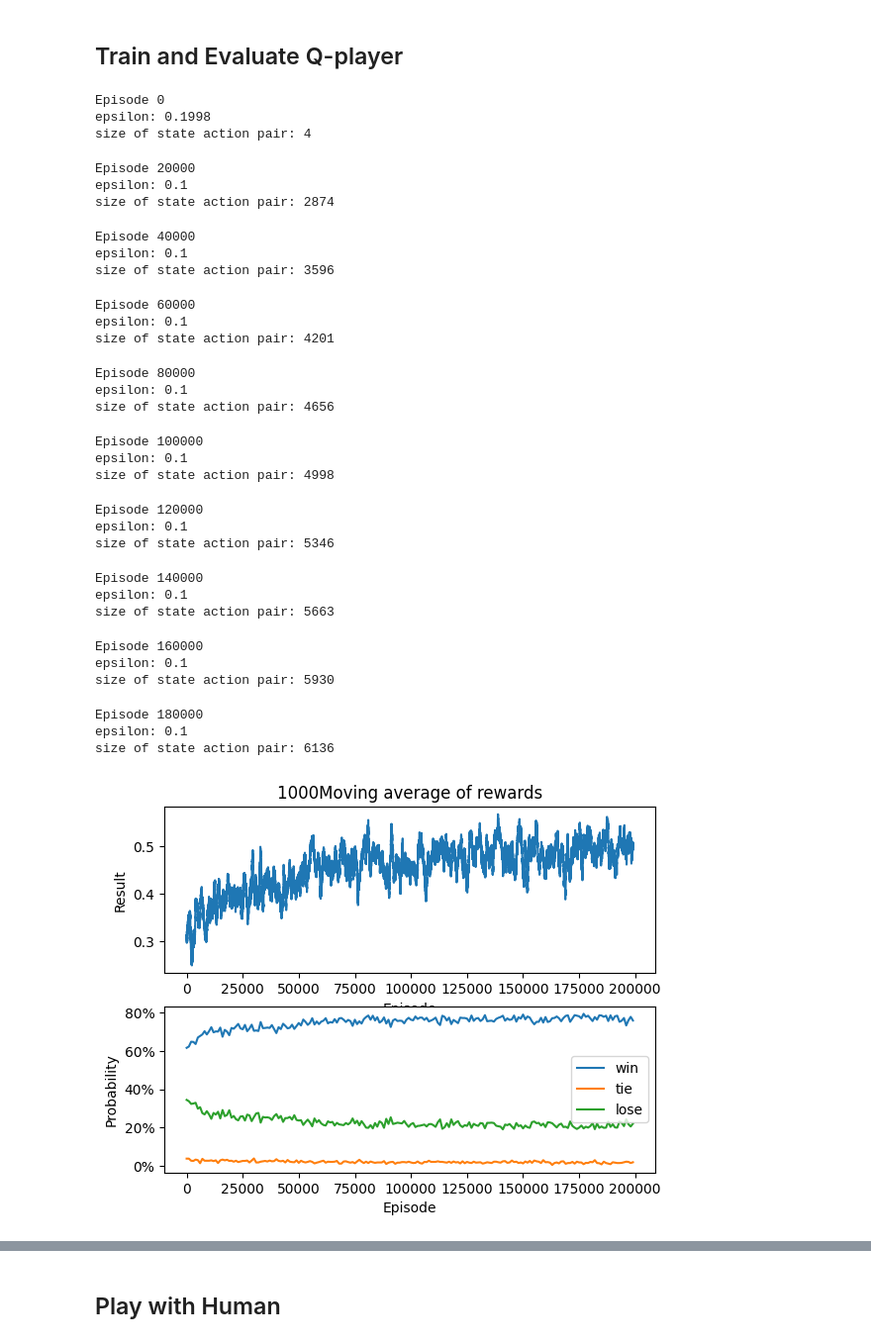
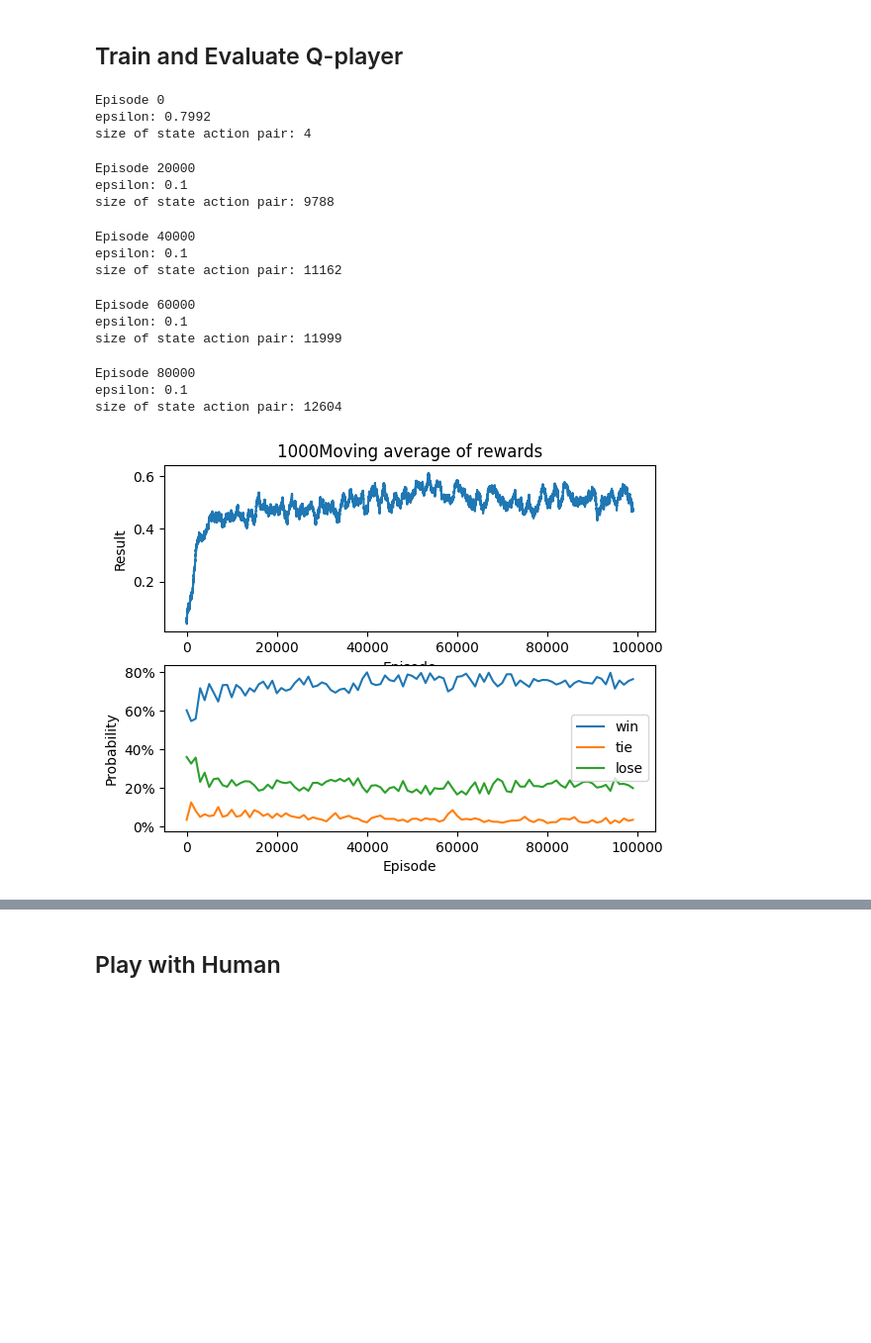
Before and after one commit to QizheCui/CW1_RL, a Jupyter notebook: tic-tac-toe.ipynb, the cells around one changed output, grey strips where cells are left out. Shown at 99% size. Cells and saved outputs as stored; diff of their text form; code cells hidden in the pictures; blank space fills up the shorter version.

```diff
--- a/tic-tac-toe.ipynb
+++ b/tic-tac-toe.ipynb
@@ -221,34 +221,33 @@ class HumanPlayer(Player):
 ## Build a Q-learning Agent
 # %%
 class RLAgent:
-    def __init__(self, letter, alpha=0.2, gamma=1):
+    def __init__(self, letter, alpha=0.2, gamma=0.9):
         self.alpha = alpha
         self.gamma = gamma
         self.Q = {}  # state-action pair to value
-        self.epsilon = 0.2  # exploration rate/ epsilon
+        self.epsilon = 0.8  # exploration rate/ epsilon
         self.epsilon_min = 0.1
         # use a smooth decay for epsilon
         self.epsilon_decay = 0.999
         self.letter = letter
-        self.default_reward = 0
+        self.default_q = 0.5 # default Q-value for unseen state-action pair
 
     def get_state(self, game):
         return str(game.board)
 
     def update_Q(self, state, next_state, action, reward):
-        max_future_q = max(self.Q.get(next_state, {}).values(), default=self.default_reward)
-        # initialzie the Q-value to 1 if the state is not in the Q-table
-        current_q = self.Q.get(state, {}).get(action, self.default_reward) # get the current Q-value, 0.5 means the default value
+        max_future_q = max(self.Q.get(next_state, {}).values(), default=self.default_q)
+        current_q = self.Q.get(state, {}).get(action, self.default_q)
         new_q = (1 - self.alpha) * current_q + self.alpha * (reward + self.gamma * max_future_q)
         self.Q.setdefault(state, {})[action] = new_q # update Q-value
 
     def choose_action(self,game):
         if np.random.uniform(0, 1) < self.epsilon:
-            action = random.choice(game.available_moves())
+            action = np.random.choice(game.available_moves())
         else:
             state = self.get_state(game)
             q_values = self.Q.get(state, {})
-            action = max(game.available_moves(), key=lambda x: q_values.get(x, self.default_reward))
+            action = max(game.available_moves(), key=lambda x: q_values.get(x, self.default_q))
         return action
 
     def decrease_epsilon(self):
@@ -265,7 +264,6 @@ def play_game(agent, game, player):
     """
     this is only for the training loop of Q-learning agent against non-Q player
     default reward is 0 for non-terminal states
-    1 for winning, 0 for losing, 0.5 for draw
     """
     # Randomly choose the starting player
     current_player = np.random.choice([agent, player])
@@ -282,7 +280,7 @@ def play_game(agent, game, player):
             game.make_move(action, agent_letter)
             # Update Q-value for the previous non-terminal state
             new_state = agent.get_state(game)
-            agent.update_Q(state, new_state, action, agent.default_reward)
+
         else:
             action = player.choose_action(game)  # Assuming player has a choose_action method
             game.make_move(action, player_letter)
@@ -300,6 +298,10 @@ def play_game(agent, game, player):
             if current_player == agent:
                 agent.update_Q(state, new_state, action, reward)
             break  # End the game loop
+        else:
+            if current_player == agent:
+                reward = 0 # intermediate reward set to 0
+                agent.update_Q(state, new_state, action, reward)
 
         # Prepare for the next iteration
         current_player = player if current_player == agent else agent
@@ -345,7 +347,7 @@ class TDAgent(Player):
         next_states = []
         # epsilon
         if np.random.uniform(0, 1) < self.epsilon:
-            return random.choice(available_actions)
+            return np.random.choice(available_actions)
         # greedy
         for action in available_actions:
             game_copy = copy.deepcopy(game) # make a copy of the game to avoid changing the original game
@@ -711,7 +728,7 @@ agent1 = RLAgent('X')
 player1 = RandomPlayer('O')
 player2 = WinningMovePlayer('O')
 player3 = ThandPlayer('O')
-number_of_episodes = 200000
+number_of_episodes = 100000
 win_list = []
 tie_list = []
 lose_list = []
@@ -737,54 +754,39 @@ for _ in tqdm(range(number_of_episodes),colour = 'green'):  # Increase the numbe
 results = moving_average(results, freq)
 plt.subplot(2, 1, 1)
 plt.plot(results)
 plt.xlabel('Episode')
 plt.ylabel('Result')
 plt.title(f'{freq}Moving average of rewards')
 plt.subplot(2, 1, 2) # plot win prob
 xs = freq*np.arange(len(win_list))
 plt.plot(xs,win_list, label = 'win')
 plt.xlabel('Episode')
 plt.plot(xs,tie_list,label = "tie")
 plt.plot(xs,lose_list, label = "lose")
 plt.xlabel('Episode')
 plt.ylabel('Probability')
 plt.legend()
 # convert y to percentage
 plt.gca().set_yticklabels(['{:.0f}%'.format(x*100) for x in plt.gca().get_yticks()])
 # lose prob
 plt.show()
 # %% [output]
 Episode 0
-epsilon: 0.1998
+epsilon: 0.7992
 size of state action pair: 4
 Episode 20000
 epsilon: 0.1
-size of state action pair: 2874
+size of state action pair: 9788
 Episode 40000
 epsilon: 0.1
-size of state action pair: 3596
+size of state action pair: 11162
 Episode 60000
 epsilon: 0.1
-size of state action pair: 4201
+size of state action pair: 11999
 Episode 80000
 epsilon: 0.1
-size of state action pair: 4656
+size of state action pair: 12604
-Episode 100000
-epsilon: 0.1
-size of state action pair: 4998
-Episode 120000
-epsilon: 0.1
-size of state action pair: 5346
-Episode 140000
-epsilon: 0.1
-size of state action pair: 5663
-Episode 160000
-epsilon: 0.1
-size of state action pair: 5930
-Episode 180000
-epsilon: 0.1
-size of state action pair: 6136
-[figure, old version]
+[figure, new version]
 # %%
 # Train another Q-learning agent called agent2
 results = []
```
Also changed, not shown: parts of 7 cells of this notebook.
